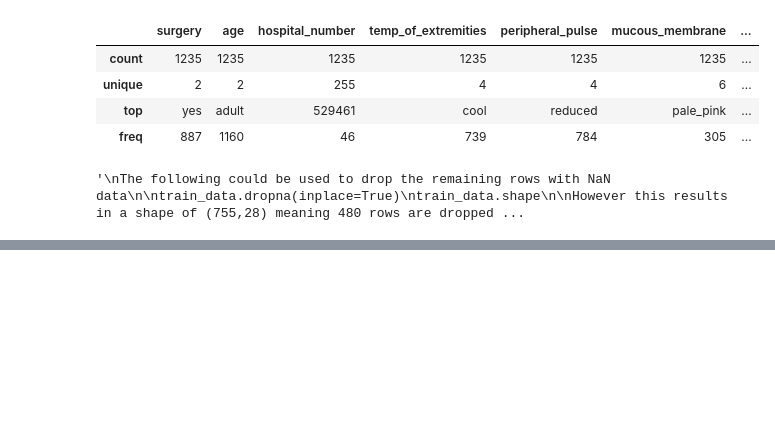
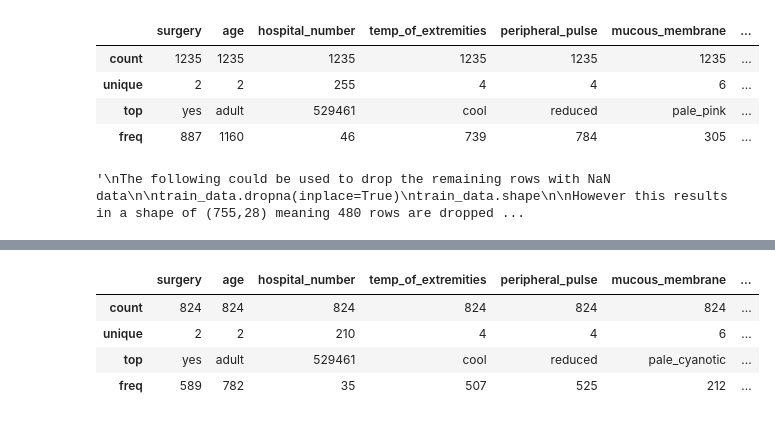
Before and after one commit to DKF-92/Healthy-Horses, a Jupyter notebook: HealthyHorsesSubmission.ipynb, the cells around one changed output, grey strips where cells are left out. Saved outputs shown, nothing was run; the diff lists cells and outputs as text; code cells hidden in the pictures; blank space fills up the shorter version.

Commit message:
Used ffill() to fill remaining na's

```diff
--- a/HealthyHorsesSubmission.ipynb
+++ b/HealthyHorsesSubmission.ipynb
@@ -214,0 +229,14 @@ and in this case that is far to many to achieve accurate results
+# %%
+# Using ffill method for test data
+
+test_data['abdomen'] = test_data['abdomen'].fillna(method='ffill')
+test_data['rectal_exam_feces'] = test_data['rectal_exam_feces'].fillna(method='ffill')
+test_data['abdominal_distention'] = test_data['abdominal_distention'].fillna(method='ffill')
+
+test_data.describe(include=['O'])
+# %% [output]
+|  | surgery | age | hospital_number | temp_of_extremities | peripheral_pulse | mucous_membrane | ... |
+| count | 824 | 824 | 824 | 824 | 824 | 824 | ... |
+| unique | 2 | 2 | 210 | 4 | 4 | 6 | ... |
+| top | yes | adult | 529461 | cool | reduced | pale_cyanotic | ... |
+| freq | 589 | 782 | 35 | 507 | 525 | 212 | ... |
```
Also changed, not shown: parts of 1 cell of this notebook.
